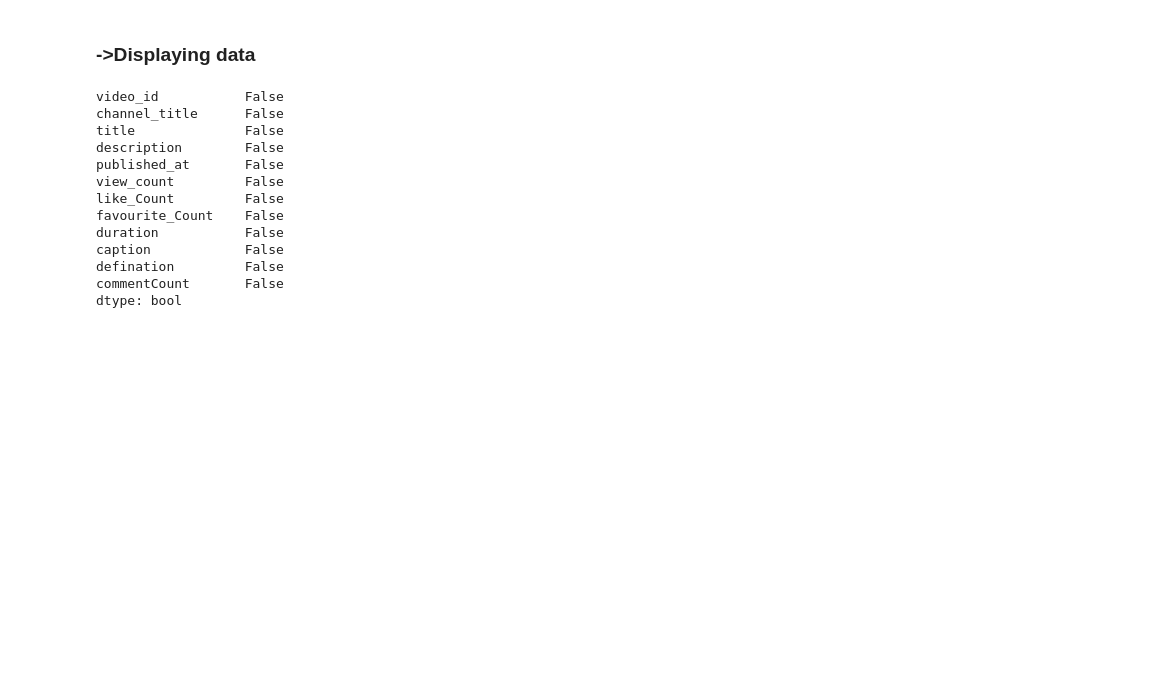
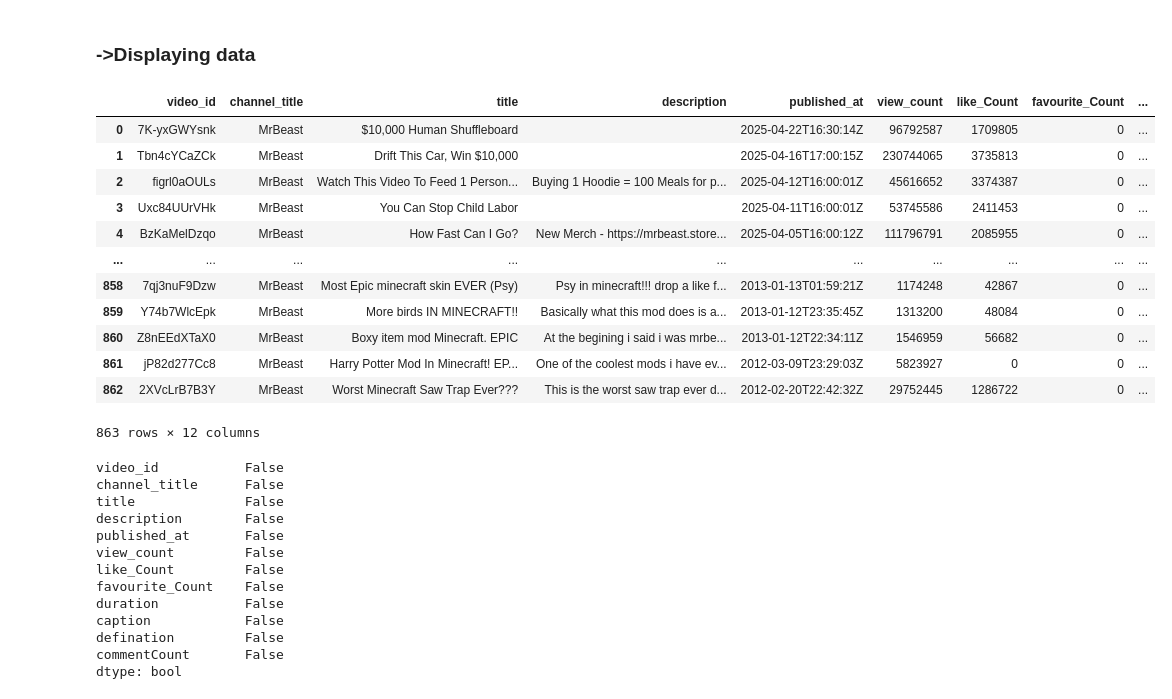
Before and after one commit to Acrsahil/Youtube_DataAnalysis, a Jupyter notebook: analysis.ipynb, the cells around one changed output. Cells and saved outputs as stored; diff of their text form; code cells hidden in the pictures; blank space fills up the shorter version.

Commit message:
added new columns

```diff
--- a/analysis.ipynb
+++ b/analysis.ipynb
@@ -87,0 +119,3 @@ JSON(response)
+# %%
+response = get_video_data(video_ids)
+JSON(response)
@@ -104,16 +140,16 @@ my_video_data = {
 # %% [markdown]
 ### ->inserting data in dataset
 # %%
-for item in response['items']:
-    my_video_data['video_id'].append(item['id'])
-    my_video_data['channel_title'].append(item['snippet']['channelTitle'])
-    my_video_data['title'].append(item['snippet']['title'])
-    my_video_data['description'].append(item['snippet']['description'])
-    my_video_data['like_Count'].append(item['statistics']['likeCount'])
-    my_video_data['favourite_Count'].append(item['statistics']['favoriteCount'])
-    my_video_data['duration'].append(item['contentDetails']['duration'])
-    my_video_data['caption'].append(item['contentDetails']['caption'])
-    my_video_data['defination'].append(item['contentDetails']['definition'])
-    my_video_data['view_count'].append(item['statistics']['viewCount'])
-    my_video_data['published_at'].append(item['snippet']['publishedAt'])
-    my_video_data['commentCount'].append(item['statistics']['commentCount'])
+for item in response:
+    my_video_data['video_id'].append(item.get('id', '0'))
+    my_video_data['channel_title'].append(item['snippet'].get('channelTitle', '0'))
+    my_video_data['title'].append(item['snippet'].get('title', '0'))
+    my_video_data['description'].append(item['snippet'].get('description', '0'))
+    my_video_data['like_Count'].append(item['statistics'].get('likeCount', '0'))
+    my_video_data['favourite_Count'].append(item['statistics'].get('favoriteCount', '0'))
+    my_video_data['duration'].append(item['contentDetails'].get('duration', '0'))
+    my_video_data['caption'].append(item['contentDetails'].get('caption', '0'))
+    my_video_data['defination'].append(item['contentDetails'].get('definition', '0'))
+    my_video_data['view_count'].append(item['statistics'].get('viewCount', '0'))
+    my_video_data['published_at'].append(item['snippet'].get('publishedAt', '0'))
+    my_video_data['commentCount'].append(item['statistics'].get('commentCount', '0'))
@@ -121,7 +173,21 @@ for item in response['items']:
 ### ->Displaying data
 # %%
 df = pd.DataFrame(my_video_data)
-df.head()
+df
+# %% [output]
+|  | video_id | channel_title | title | description | published_at | view_count | like_Count | favourite_Count | ... |
+| 0 | 7K-yxGWYsnk | MrBeast | $10,000 Human Shuffleboard |  | 2025-04-22T16:30:14Z | 96792587 | 1709805 | 0 | ... |
+| 1 | Tbn4cYCaZCk | MrBeast | Drift This Car, Win $10,000 |  | 2025-04-16T17:00:15Z | 230744065 | 3735813 | 0 | ... |
+| 2 | figrl0aOULs | MrBeast | Watch This Video To Feed 1 Person... | Buying 1 Hoodie = 100 Meals for p... | 2025-04-12T16:00:01Z | 45616652 | 3374387 | 0 | ... |
+| 3 | Uxc84UUrVHk | MrBeast | You Can Stop Child Labor |  | 2025-04-11T16:00:01Z | 53745586 | 2411453 | 0 | ... |
+| 4 | BzKaMelDzqo | MrBeast | How Fast Can I Go? | New Merch - https://mrbeast.store... | 2025-04-05T16:00:12Z | 111796791 | 2085955 | 0 | ... |
+| ... | ... | ... | ... | ... | ... | ... | ... | ... | ... |
+| 858 | 7qj3nuF9Dzw | MrBeast | Most Epic minecraft skin EVER (Psy) | Psy in minecraft!!! drop a like f... | 2013-01-13T01:59:21Z | 1174248 | 42867 | 0 | ... |
+| 859 | Y74b7WlcEpk | MrBeast | More birds IN MINECRAFT!! | Basically what this mod does is a... | 2013-01-12T23:35:45Z | 1313200 | 48084 | 0 | ... |
+| 860 | Z8nEEdXTaX0 | MrBeast | Boxy item mod Minecraft. EPIC | At the begining i said i was mrbe... | 2013-01-12T22:34:11Z | 1546959 | 56682 | 0 | ... |
+| 861 | jP82d277Cc8 | MrBeast | Harry Potter Mod In Minecraft! EP... | One of the coolest mods i have ev... | 2012-03-09T23:29:03Z | 5823927 | 0 | 0 | ... |
+| 862 | 2XVcLrB7B3Y | MrBeast | Worst Minecraft Saw Trap Ever??? | This is the worst saw trap ever d... | 2012-02-20T22:42:32Z | 29752445 | 1286722 | 0 | ... |
+863 rows × 12 columns
 # %%
 #checking for null values
 df.isnull().any()
```
Also changed, not shown: parts of 20 cells of this notebook, 2 other files.
